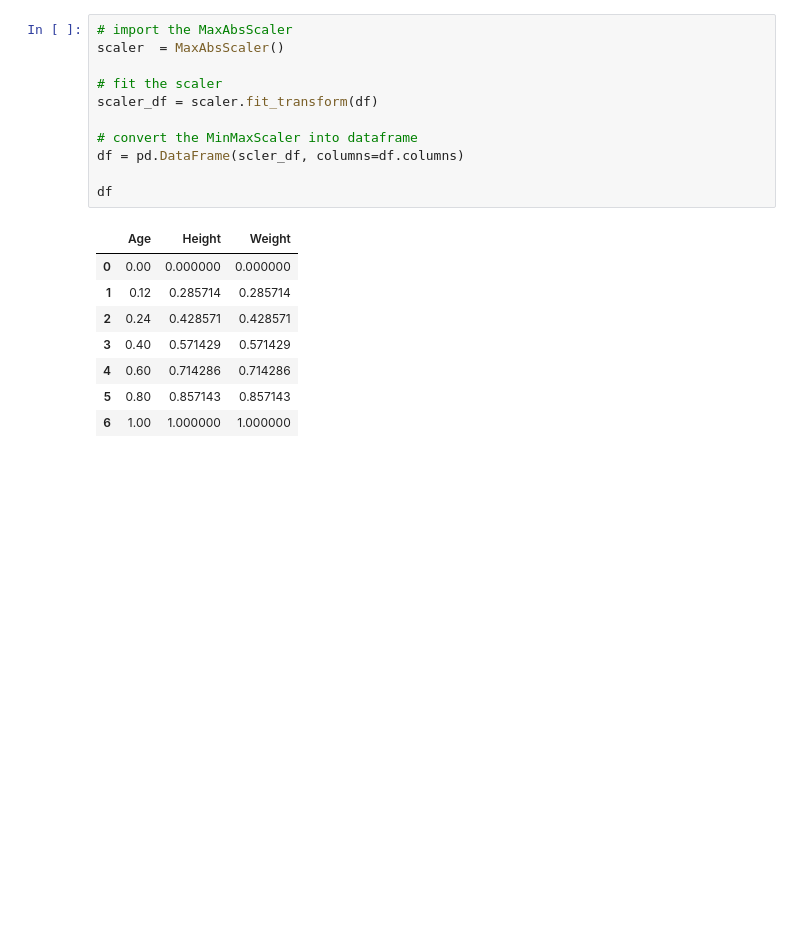
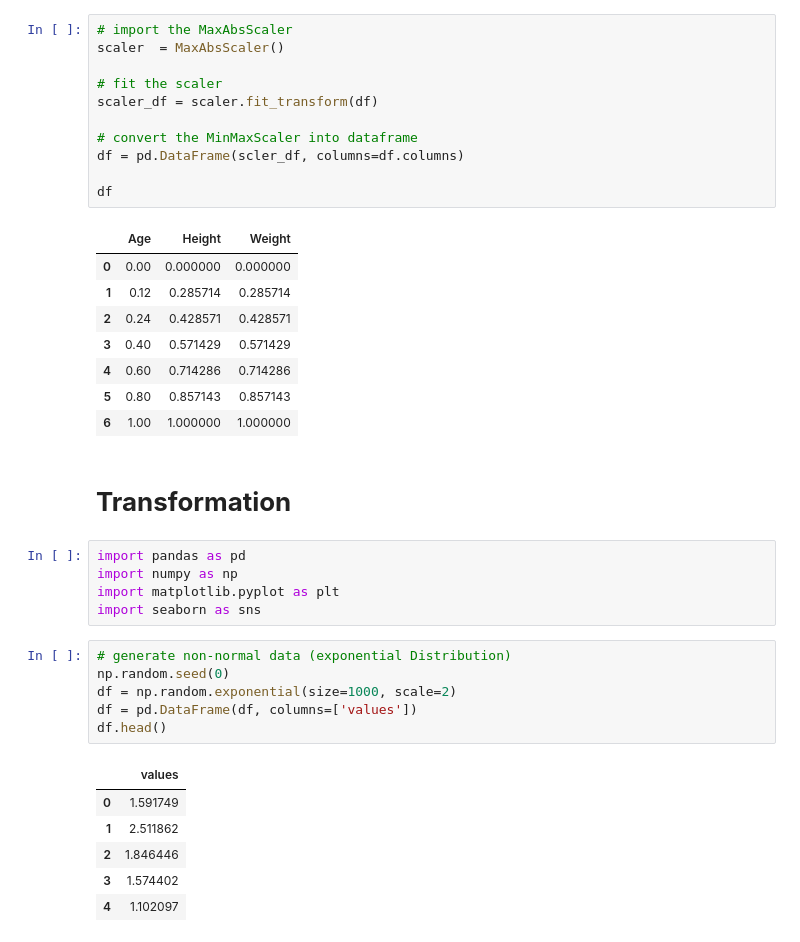
Before and after one commit to shahahmad-dev/machine_learnig, a Jupyter notebook: 06_scaling.ipynb, the cells around one changed output. Saved outputs shown, nothing was run; the diff lists cells and outputs as text; blank space fills up the shorter version.

```diff
--- a/06_scaling.ipynb
+++ b/06_scaling.ipynb
@@ -103,3 +103,23 @@ df
 | 4 | 0.60 | 0.714286 | 0.714286 |
 | 5 | 0.80 | 0.857143 | 0.857143 |
 | 6 | 1.00 | 1.000000 | 1.000000 |
+# %% [markdown]
+# **Transformation**
+# %%
+import pandas as pd
+import numpy as np
+import matplotlib.pyplot as plt
+import seaborn as sns
+# %%
+# generate non-normal data (exponential Distribution)
+np.random.seed(0)
+df = np.random.exponential(size=1000, scale=2)
+df = pd.DataFrame(df, columns=['values'])
+df.head()
+# %% [output]
+|  | values |
+| 0 | 1.591749 |
+| 1 | 2.511862 |
+| 2 | 1.846446 |
+| 3 | 1.574402 |
+| 4 | 1.102097 |
```
Also changed, not shown: parts of 3 cells of this notebook.
